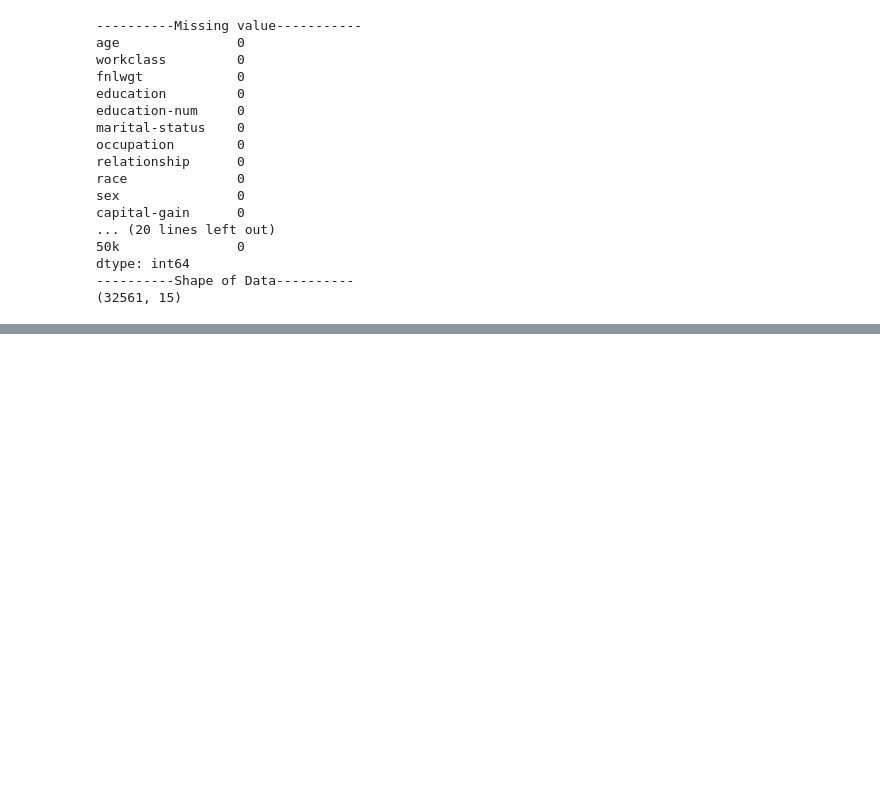
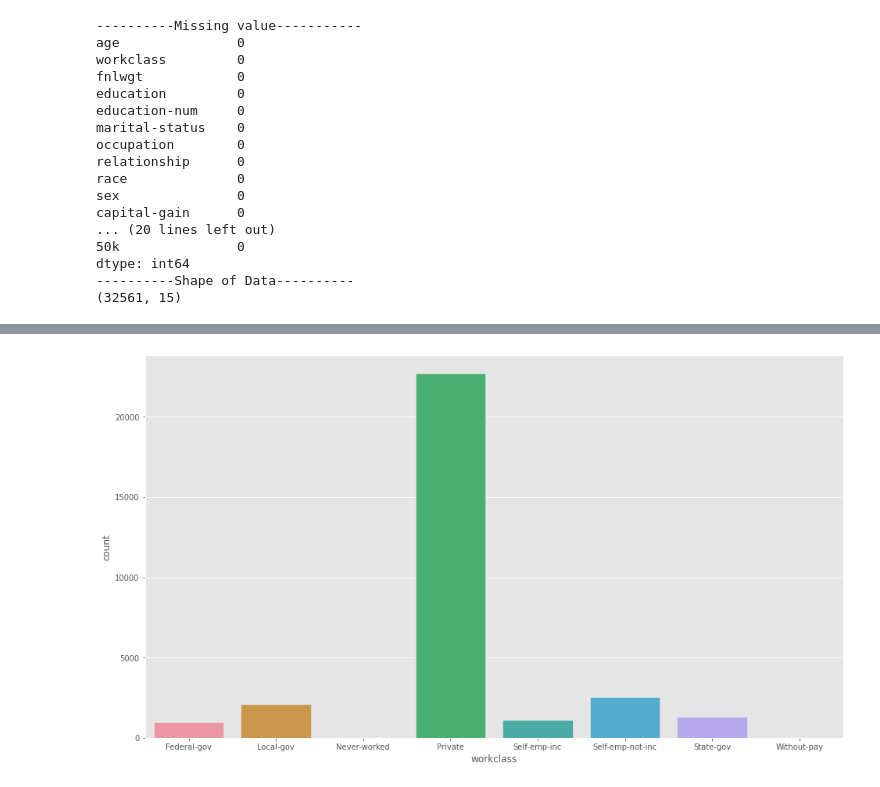
Before and after one commit to zongqi-wang/578-Data-Visualization, a Jupyter notebook: Data_Exploration_and_Visualizations.ipynb, the cells around one changed output, grey strips where cells are left out. Cells and saved outputs as stored; diff of their text form; code cells hidden in the pictures; blank space fills up the shorter version.

```diff
--- a/Data_Exploration_and_Visualizations.ipynb
+++ b/Data_Exploration_and_Visualizations.ipynb
@@ -159,0 +317,6 @@ df_num.hist(figsize=(16, 16), bins=50, xlabelsize=8, ylabelsize=8)
+# %%
+fig, ax = plt.subplots(figsize=(16,9))
+sns.countplot(cat_df.workclass)
+plt.show()
+# %% [output]
+[figure, added]
```
Also changed, not shown: parts of 39 cells of this notebook.
